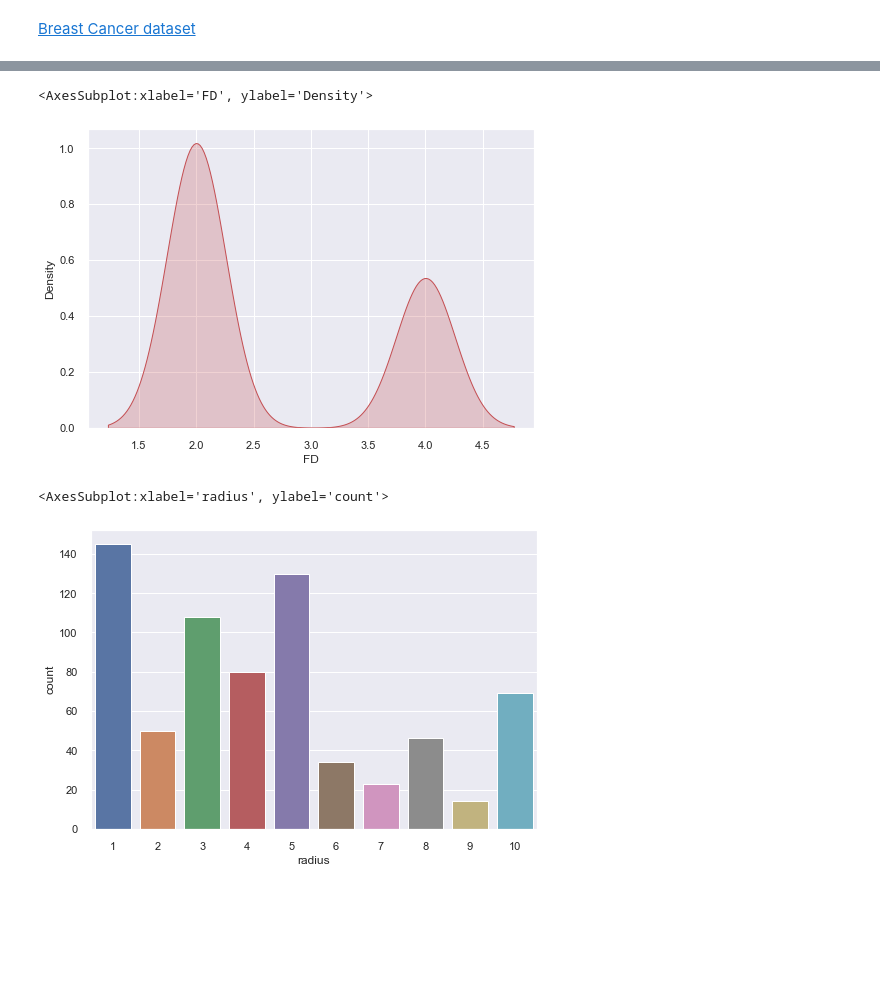
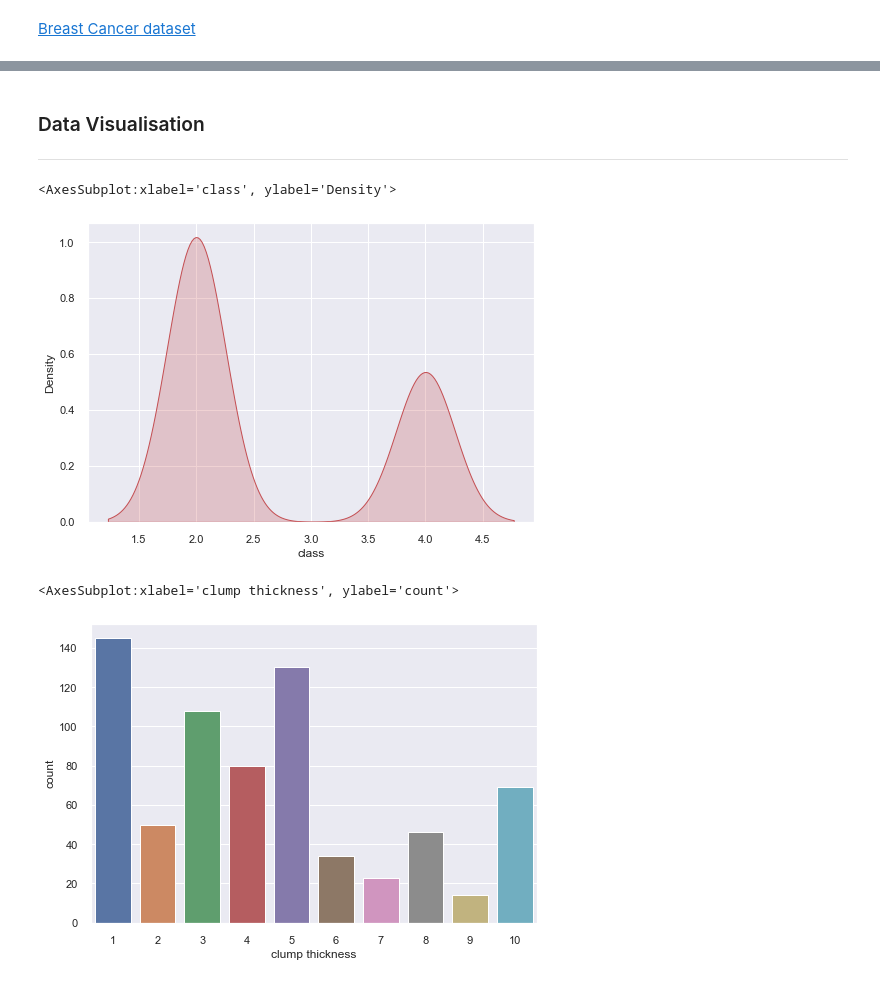
Before and after one commit to johngroves1/Emerging-Technologies-Project, a Jupyter notebook: scikit-learn.ipynb, the cells around one changed output, grey strips where cells are left out. Drawn from its saved outputs; the diff is of its cells as text; code cells hidden in the pictures; blank space fills up the shorter version.

```diff
--- a/scikit-learn.ipynb
+++ b/scikit-learn.ipynb
@@ -210,18 +214,21 @@ FD             0
 dtype: int64
+# %% [markdown]
+### Data Visualisation
+***
 # %%
 # NOTE show values of table
-# Fractal Dimension graph
+# Distribution of Benign or Malignant breast tumour
 sns.set(font_scale=1)
-sns.kdeplot(df['FD'], shade=True , color='r')
+sns.kdeplot(df['class'], shade=True , color='r')
 # %% [output]
-<AxesSubplot:xlabel='FD', ylabel='Density'>
+<AxesSubplot:xlabel='class', ylabel='Density'>
-[figure, old version]
+[figure, new version]
 # %%
 # Distribution of burned area
-sns.countplot(data = df, x = df['radius'])
+sns.countplot(data = df, x = df['clump thickness'])
 # %% [output]
-<AxesSubplot:xlabel='radius', ylabel='count'>
+<AxesSubplot:xlabel='clump thickness', ylabel='count'>
-[figure, old version]
+[figure, new version]
 # %%
 # Using heatmap to plot all the features against each other
 f, ax = plt.subplots(figsize = (25, 10))
```
Also changed, not shown: parts of 14 cells of this notebook, 1 other file.
